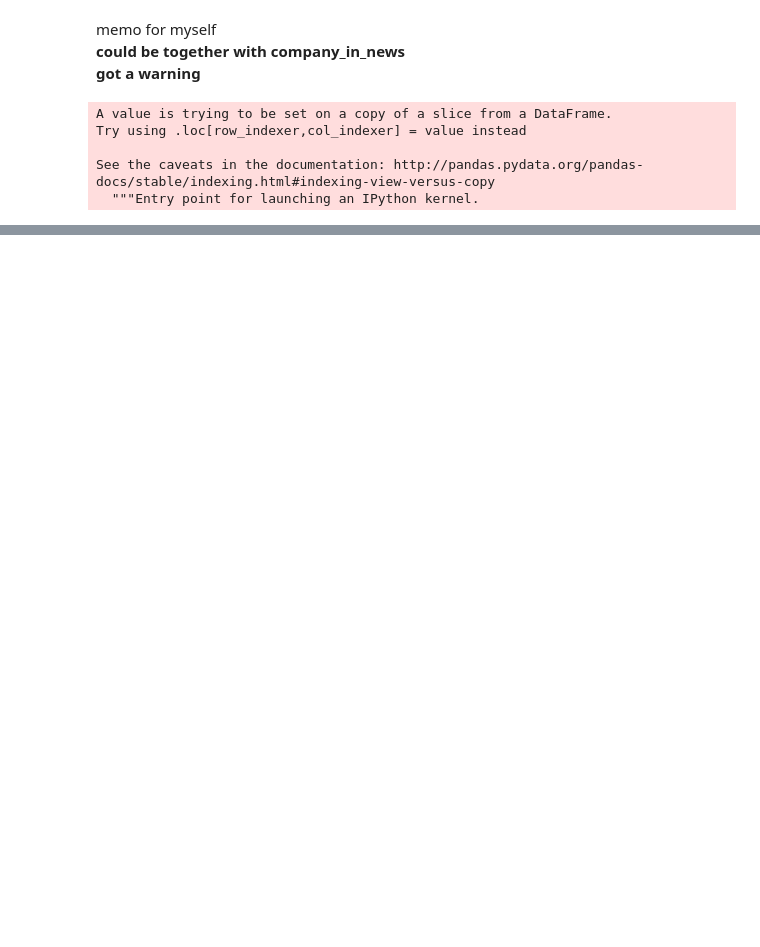
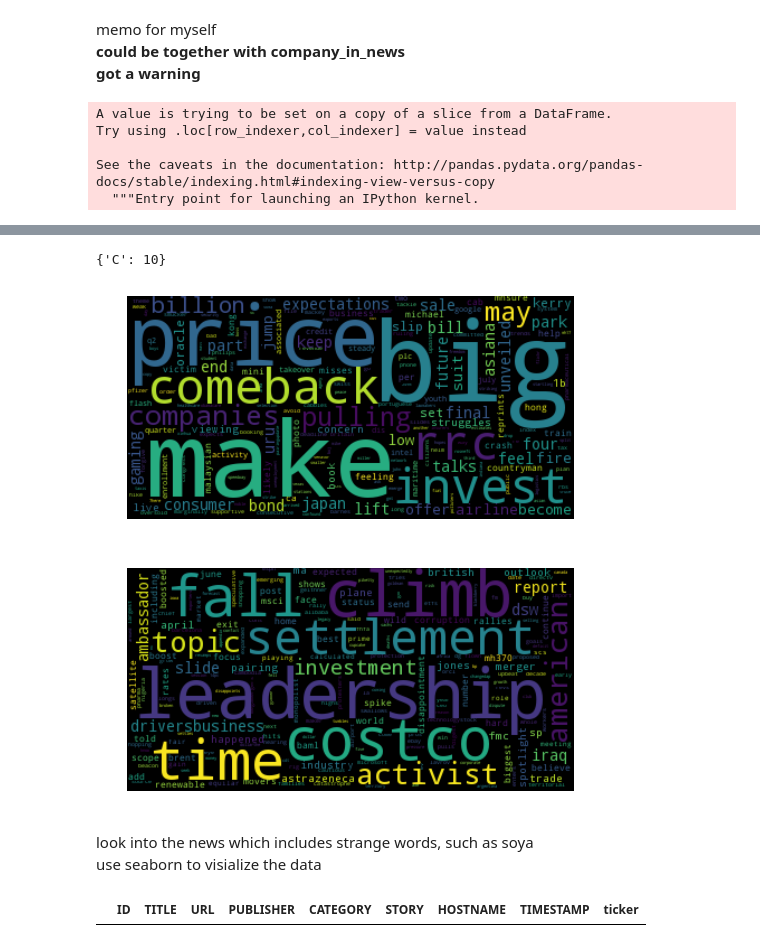
Before and after one commit to oz1717/SFP_SP_prediction, a Jupyter notebook: Project1.ipynb, the cells around one changed output, grey strips where cells are left out. Cells and saved outputs as stored; diff of their text form; code cells hidden in the pictures; blank space fills up the shorter version.

```diff
--- a/Project1.ipynb
+++ b/Project1.ipynb
@@ -237,9 +282,9 @@ def get_move(row):
         return np.nan
 
     #return True if the stock price went up by more than 10%
-    if ((day1_price - day0_price)/day0_price) > 0.005:
+    if ((day1_price - day0_price)/day0_price) > 0.000:
         return True
-    elif ((day1_price - day0_price)/day0_price) < -0.005:
+    elif ((day1_price - day0_price)/day0_price) <= 0.000:
         return False
     else:
         return np.nan
@@ -261,2 +305,2 @@ def get_sentiment(sentences):
 # %%
-with_move_df['Sentiment'] = with_move_df['TITLE'].apply(get_sentiment)
+# with_move_df['Sentiment'] = with_move_df['TITLE'].apply(get_sentiment)
@@ -348,0 +418,10 @@ word to vec
+# %%
+for word, coef in zip(count_vectorizer.get_feature_names(), clf.best_estimator_.coef_[0]):
+    if coef >= 0.7:
+        print('positive coef {1:04f}: {0}'.format(word,coef))
+
+print("")
+
+for word, coef in zip(count_vectorizer.get_feature_names(), clf.best_estimator_.coef_[0]):
+    if coef <= -1:
+        print('negative coef {1:04f}: {0}'.format(word,coef))
@@ -348,0 +460,40 @@ word to vec
+# %%
+clf2.best_params_
+# %% [output]
+{'C': 10}
+# %%
+positive = ''
+negative = ''
+for word, coef in zip(count_vectorizer.get_feature_names(), clf.best_estimator_.coef_[0]):
+
+    if coef >= 0:
+        for i in range(round(float('{0:02f}'.format(coef*100)))):
+            positive += ' ' + '{0}'.format(word)
+    else:
+        for i in range(-round(float('{0:02f}'.format(coef*100)))):
+            negative += ' ' + '{0}'.format(word)
+# %%
+wordcloud = WordCloud(collocations=False).generate(positive)
+wordcloud2 = WordCloud(collocations=False).generate(negative)
+
+# Display the generated image:
+# the matplotlib way:
+plt.imshow(wordcloud, interpolation='bilinear')
+plt.axis("off")
+
+# lower max_font_size
+# wordcloud = WordCloud(max_font_size=40).generate(text)
+plt.figure()
+plt.imshow(wordcloud2, interpolation="bilinear")
+plt.axis("off")
+plt.show()
+# %% [output]
+[figure, added]
+[figure, added]
+# %% [markdown]
+look into the news which includes strange words, such as soya
+use seaborn to visialize the data
+# %%
+NEWS_df[NEWS_df['TITLE'].str.contains('surgesus', na=False)]
+# %% [output]
+|  | ID | TITLE | URL | PUBLISHER | CATEGORY | STORY | HOSTNAME | TIMESTAMP | ticker |
```
Also changed, not shown: parts of 56 cells of this notebook.
